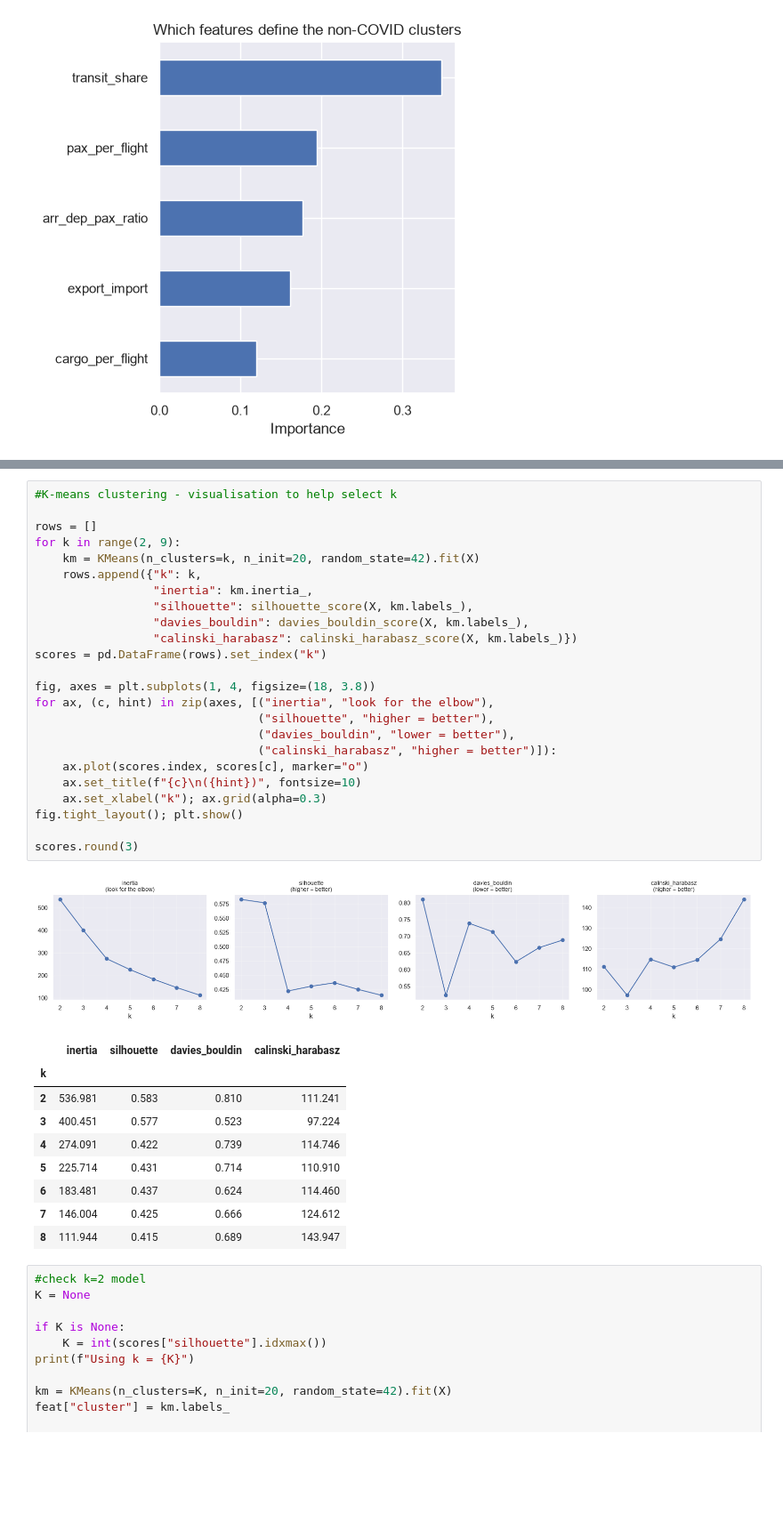
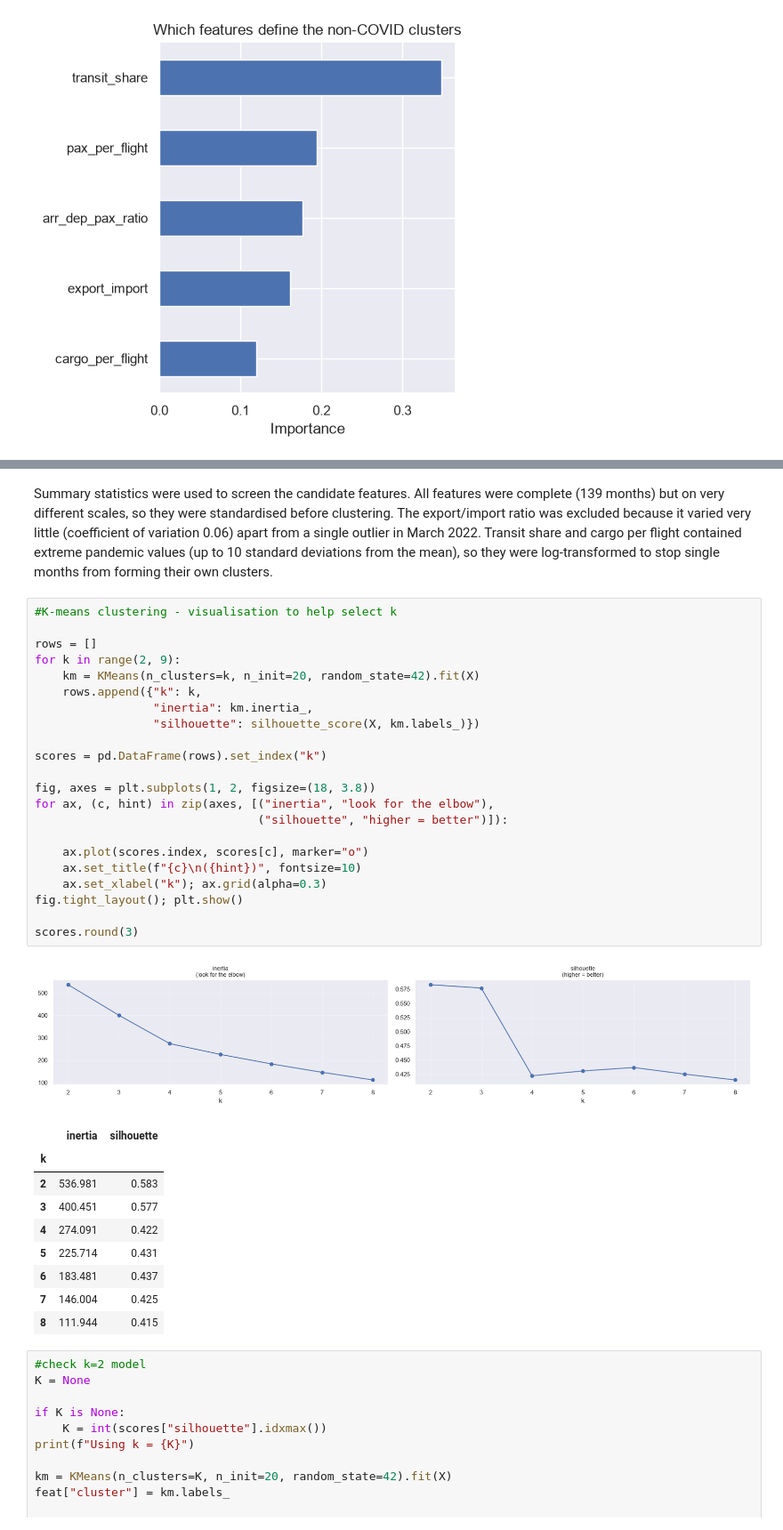
Before and after one commit to angh0059/KM6312group8, a Jupyter notebook: km6312project.ipynb, the cells around one changed output, grey strips where cells are left out. Shown at 89% size. Saved outputs shown, nothing was run; the diff lists cells and outputs as text; blank space fills up the shorter version.

```diff
--- a/km6312project.ipynb
+++ b/km6312project.ipynb
@@ -817,41 +757,41 @@ feat.describe().round(2)
 | 50% | 169.08 | 5.62 | 0.92 | 0.85 | 90.19 | 97.28 | ... |
 | 75% | 182.28 | 6.17 | 1.06 | 0.89 | 99.09 | 105.54 | ... |
 | max | 193.36 | 24.80 | 8.23 | 1.25 | 112.73 | 114.75 | ... |
+# %% [markdown]
+Summary statistics were used to screen the candidate features. All features were complete (139 months) but on very different scales, so they were standardised before clustering. The export/import ratio was excluded because it varied very little (coefficient of variation 0.06) apart from a single outlier in March 2022. Transit share and cargo per flight contained extreme pandemic values (up to 10 standard deviations from the mean), so they were log-transformed to stop single months from forming their own clusters.
 # %%
 #K-means clustering - visualisation to help select k
 
 rows = []
 for k in range(2, 9):
     km = KMeans(n_clusters=k, n_init=20, random_state=42).fit(X)
     rows.append({"k": k,
                  "inertia": km.inertia_,
-                 "silhouette": silhouette_score(X, km.labels_),
-                 "davies_bouldin": davies_bouldin_score(X, km.labels_),
-                 "calinski_harabasz": calinski_harabasz_score(X, km.labels_)})
+                 "silhouette": silhouette_score(X, km.labels_)})
+
 scores = pd.DataFrame(rows).set_index("k")
 
-fig, axes = plt.subplots(1, 4, figsize=(18, 3.8))
+fig, axes = plt.subplots(1, 2, figsize=(18, 3.8))
 for ax, (c, hint) in zip(axes, [("inertia", "look for the elbow"),
-                                ("silhouette", "higher = better"),
-                                ("davies_bouldin", "lower = better"),
-                                ("calinski_harabasz", "higher = better")]):
+                                ("silhouette", "higher = better")]):
+
     ax.plot(scores.index, scores[c], marker="o")
     ax.set_title(f"{c}\n({hint})", fontsize=10)
     ax.set_xlabel("k"); ax.grid(alpha=0.3)
 fig.tight_layout(); plt.show()
 
 scores.round(3)
 # %% [output]
-[figure, old version]
+[figure, new version]
-|  | inertia | silhouette | davies_bouldin | calinski_harabasz |
-| k |  |  |  |  |
-| 2 | 536.981 | 0.583 | 0.810 | 111.241 |
-| 3 | 400.451 | 0.577 | 0.523 | 97.224 |
-| 4 | 274.091 | 0.422 | 0.739 | 114.746 |
-| 5 | 225.714 | 0.431 | 0.714 | 110.910 |
-| 6 | 183.481 | 0.437 | 0.624 | 114.460 |
-| 7 | 146.004 | 0.425 | 0.666 | 124.612 |
-| 8 | 111.944 | 0.415 | 0.689 | 143.947 |
+|  | inertia | silhouette |
+| k |  |  |
+| 2 | 536.981 | 0.583 |
+| 3 | 400.451 | 0.577 |
+| 4 | 274.091 | 0.422 |
+| 5 | 225.714 | 0.431 |
+| 6 | 183.481 | 0.437 |
+| 7 | 146.004 | 0.425 |
+| 8 | 111.944 | 0.415 |
 # %%
 #check k=2 model
 K = None
```
Also changed, not shown: parts of 16 cells of this notebook.
